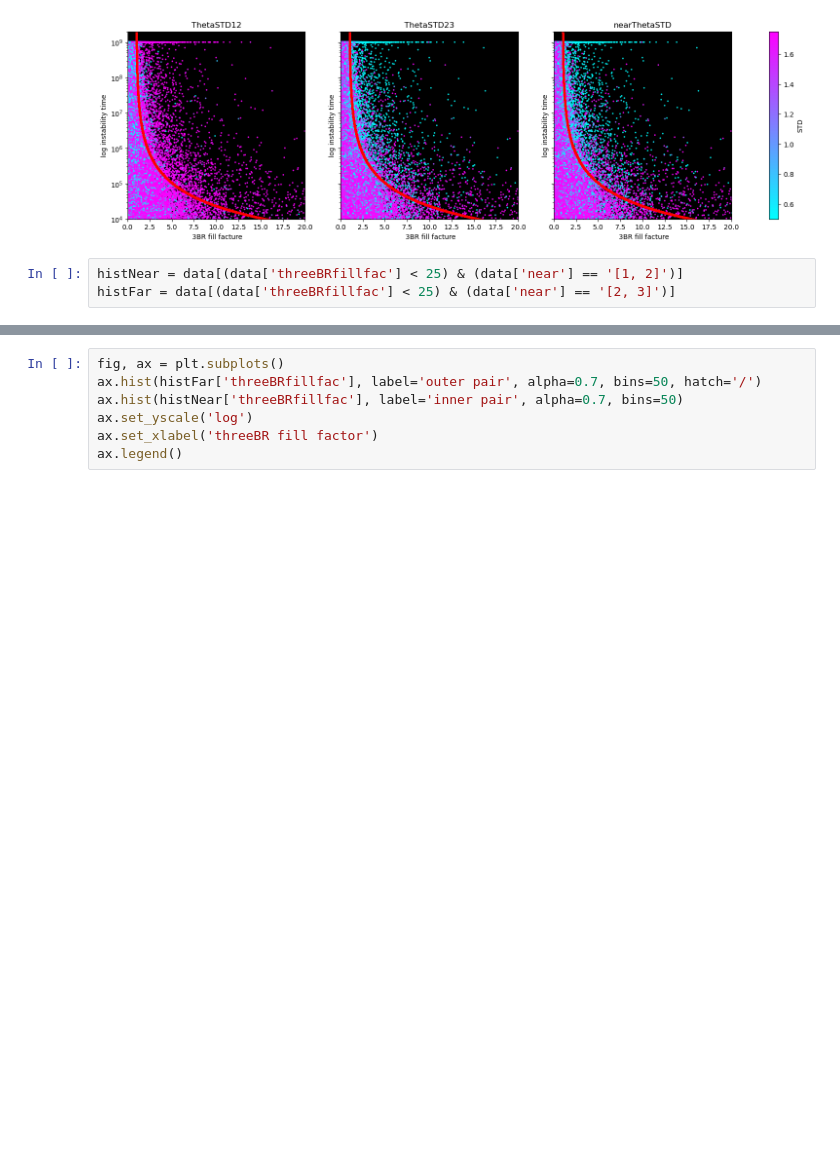
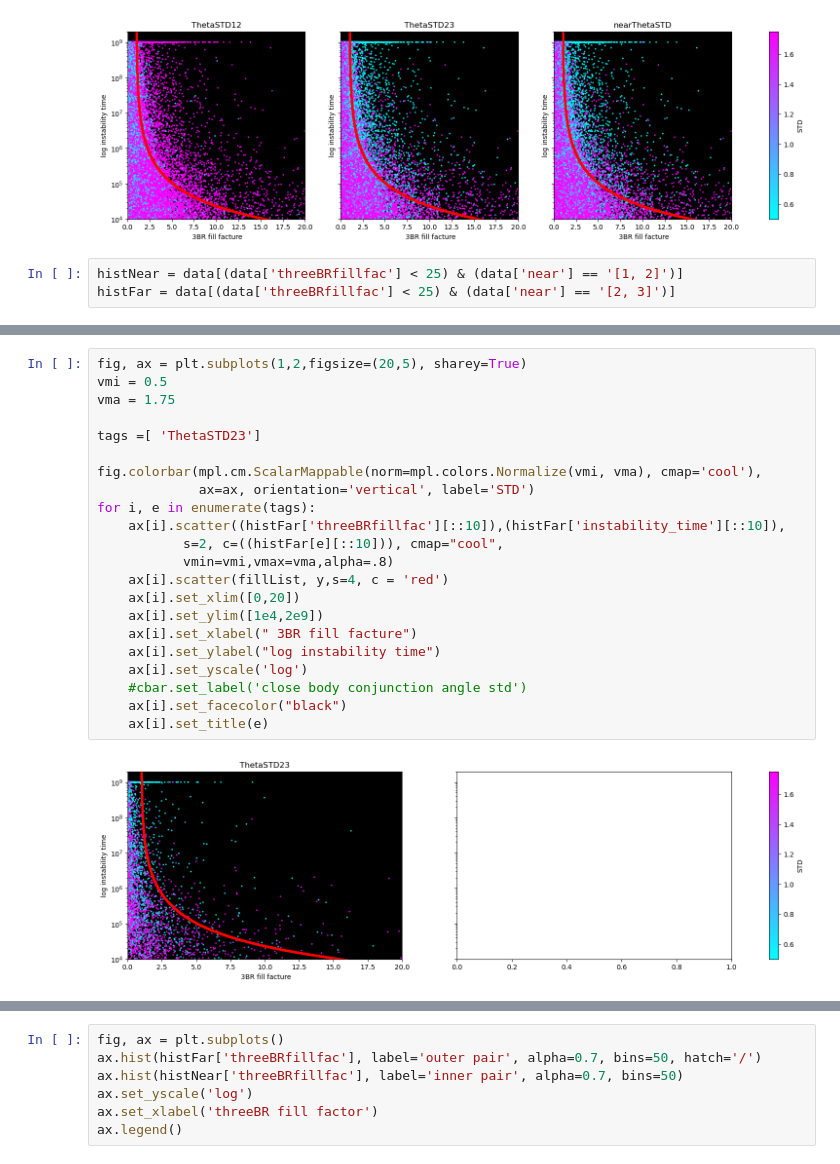
Before and after one commit to Ethadhani/spockUpdate, a Jupyter notebook: paper_plots/testing.ipynb, the cells around one changed output, grey strips where cells are left out. Saved outputs shown, nothing was run; the diff lists cells and outputs as text; blank space fills up the shorter version.

```diff
--- a/paper_plots/testing.ipynb
+++ b/paper_plots/testing.ipynb
@@ -275,0 +301,24 @@ histFar = data[(data['threeBRfillfac'] < 25) & (data['near'] == '[2, 3]')]
+# %%
+fig, ax = plt.subplots(1,2,figsize=(20,5), sharey=True)
+vmi = 0.5
+vma = 1.75
+
+tags =[ 'ThetaSTD23']
+
+fig.colorbar(mpl.cm.ScalarMappable(norm=mpl.colors.Normalize(vmi, vma), cmap='cool'),
+             ax=ax, orientation='vertical', label='STD')
+for i, e in enumerate(tags):
+    ax[i].scatter((histFar['threeBRfillfac'][::10]),(histFar['instability_time'][::10]),
+           s=2, c=((histFar[e][::10])), cmap="cool",
+           vmin=vmi,vmax=vma,alpha=.8)
+    ax[i].scatter(fillList, y,s=4, c = 'red')
+    ax[i].set_xlim([0,20])
+    ax[i].set_ylim([1e4,2e9])
+    ax[i].set_xlabel(" 3BR fill facture")
+    ax[i].set_ylabel("log instability time")
+    ax[i].set_yscale('log')
+    #cbar.set_label('close body conjunction angle std')
+    ax[i].set_facecolor("black")
+    ax[i].set_title(e)
+# %% [output]
+[figure, added]
```
Also changed, not shown: parts of 5 cells of this notebook, 3 other files.
